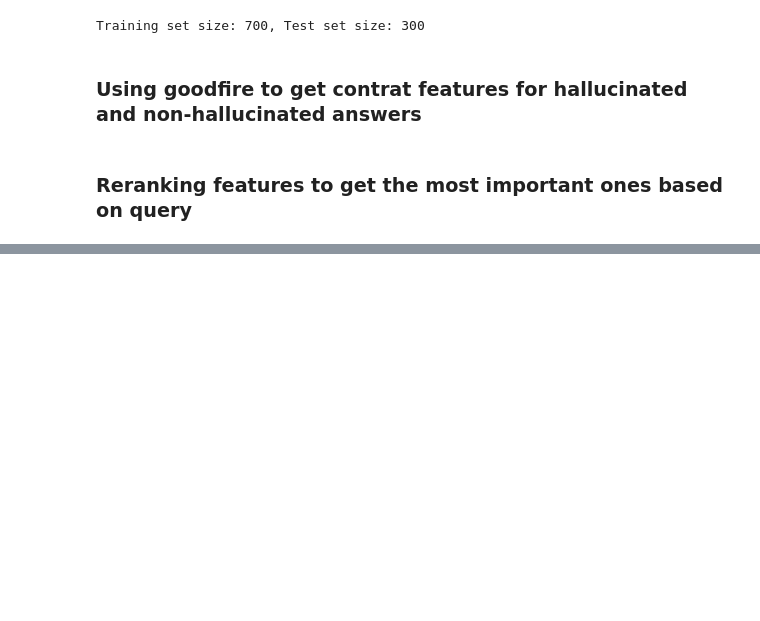
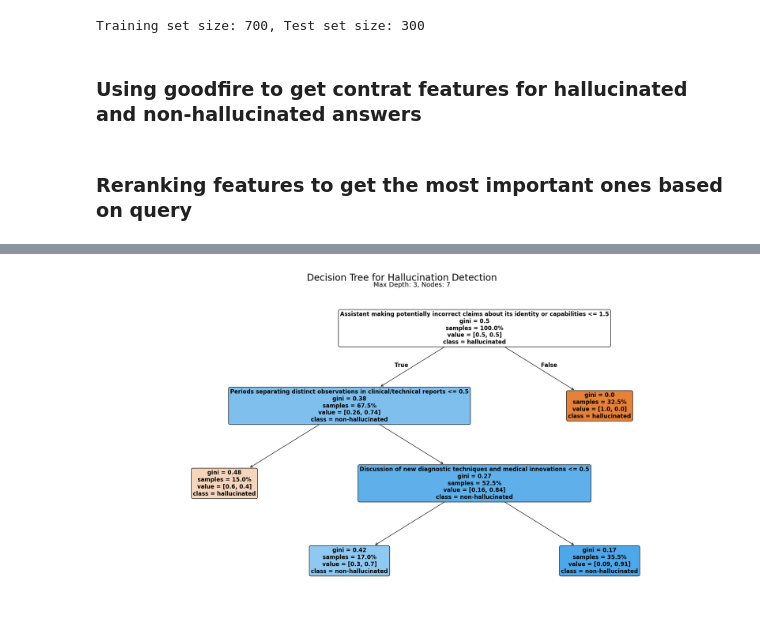
Before and after one commit to naisofly/MedTrust, a Jupyter notebook: meddata.ipynb, the cells around one changed output, grey strips where cells are left out. Cells and saved outputs as stored; diff of their text form; code cells hidden in the pictures; blank space fills up the shorter version.

Commit message:
added more plots for vizulization

```diff
--- a/meddata.ipynb
+++ b/meddata.ipynb
@@ -70,7 +70,7 @@ non_hallucinated_features, hallucinated_features = client.features.contrast(
         [
             {
                 "role": "user",
-                "content": f"Here is some relevant knowledge: {row['Knowledge']}\n\nQuestion: {row['Question']}",
+                "content": f"Here is some relevant knowledge: {row['Knowledge'][0]}\n\nQuestion: {row['Question']}",
             },
             {"role": "assistant", "content": row['Ground Truth']},
         ]
@@ -80,7 +80,7 @@ non_hallucinated_features, hallucinated_features = client.features.contrast(
         [
             {
                 "role": "user",
-                "content": f"Here is some relevant knowledge: {row['Knowledge']}\n\nQuestion: {row['Question']}",
+                "content": f"Here is some relevant knowledge: {row['Knowledge'][0]}\n\nQuestion: {row['Question']}",
             },
             {
                 "role": "assistant",
@@ -103,13 +103,13 @@ non_hallucinated_features = client.features.rerank(
     features=non_hallucinated_features,
     query=non_hallucination_query,
     model=variant,
-    top_k=5
+    top_k=10
 )
 hallucinated_features = client.features.rerank(
     features=hallucinated_features,
     query=hallucination_query,
     model=variant,
-    top_k=5
+    top_k=10
 )
 # %%
 non_hallucinated_features
@@ -154,7 +165,7 @@ import pandas as pd
 import asyncio
 from tqdm.asyncio import tqdm_asyncio
 
-CLASSIFIER_FULL_SET_SIZE = 200
+CLASSIFIER_FULL_SET_SIZE = 300
 
 async def _get_feature_acts_for_sample_class(
     sample_class: pd.DataFrame,
@@ -182,7 +193,7 @@ async def _get_feature_acts_for_sample_class(
                     [
                         {
                             "role": "user",
-                            "content": f"Here is some relevant knowledge: {row['Knowledge']}\n\nQuestion: {row['Question']}",
+                            "content": f"Here is some relevant knowledge: {row['Knowledge'][0]}\n\nQuestion: {row['Question']}",
                         },
                         {"role": "assistant", "content": row['Ground Truth'] if is_positive_class else f"{row['Hallucinated Answer']}]"}
 
@@ -352,8 +363,8 @@ def find_best_combo(features, k_features_per_combo=2):
 
 best_combo_at_k = {}
 for i in range(3):
-    best_combo, best_score, best_model = find_best_combo(
+    best_combo1, best_score1, best_model1 = find_best_combo(
         features_to_look_at, k_features_per_combo=i + 1
     )
-    print(i + 1, best_combo, best_score, best_model)
-    best_combo_at_k[i + 1] = (best_combo, best_score, best_model)
+    print(i + 1, best_combo1, best_score1, best_model1)
+    best_combo_at_k[i + 1] = (best_combo1, best_score1, best_model1)
@@ -359,0 +378,77 @@ for i in range(3):
+# %%
+import matplotlib.pyplot as plt
+import numpy as np
+from matplotlib.colors import ListedColormap
+
+# Get feature names and class names
+feature_names = [feature.label for feature in best_combo1]
+class_names = ["hallucinated", "non-hallucinated"]
+
+# Print text representation of the tree
+tree_text = tree.export_text(
+    best_model1,
+    feature_names=feature_names
+)
+print(tree_text)
+
+# Create custom color map for better visualization
+cmap = ListedColormap(['#ff9999','#99ff99'])
+
+# Plot enhanced tree visualization
+plt.figure(figsize=(24, 12))
+
+# Create the tree plot with enhanced styling
+tree_plot = tree.plot_tree(
+    best_model1,
+    feature_names=feature_names,
+    class_names=class_names,
+    filled=True,
+    rounded=True,
+    fontsize=12,
+    precision=2,
+    proportion=True,
+    impurity=True
+)
+
+# Enhance the plot with better styling
+for node in tree_plot:
+    # Make the text more readable
+    node.set_fontweight('bold')
+
+# Add a title and other information
+plt.suptitle('Decision Tree for Hallucination Detection', fontsize=20, y=0.92)
+plt.title(f'Max Depth: {best_model1.get_depth()}, Nodes: {best_model1.tree_.node_count}',
+          fontsize=14)
+
+# Add feature importance as a bar chart below the tree
+if hasattr(best_model1, 'feature_importances_'):
+    # Create a subplot for feature importance
+    plt.figure(figsize=(16, 6))
+
+    # Sort features by importance
+    indices = np.argsort(best_model1.feature_importances_)[::-1]
+
+    plt.bar(range(len(feature_names)),
+            best_model1.feature_importances_[indices],
+            color='skyblue',
+            edgecolor='black')
+
+    plt.xticks(range(len(feature_names)),
+               [feature_names[i] for i in indices],
+               rotation=45,
+               ha='right',
+               fontsize=12)
+
+    plt.yticks(fontsize=12)
+    plt.xlabel('Features', fontsize=14)
+    plt.ylabel('Importance', fontsize=14)
+    plt.title('Feature Importance', fontsize=16)
+    plt.tight_layout()
+    plt.grid(axis='y', linestyle='--', alpha=0.7)
+
+    # Add values on top of bars
+    for i, v in enumerate(best_model1.feature_importances_[indices]):
+        plt.text(i, v + 0.01, f'{v:.3f}', ha='center', fontsize=10, fontweight='bold')
+
+plt.show()
+# %% [output]
@@ -359,0 +465 @@ for i in range(3):
+[figure, added]
```
Also changed, not shown: parts of 8 cells of this notebook, 1 other file.
